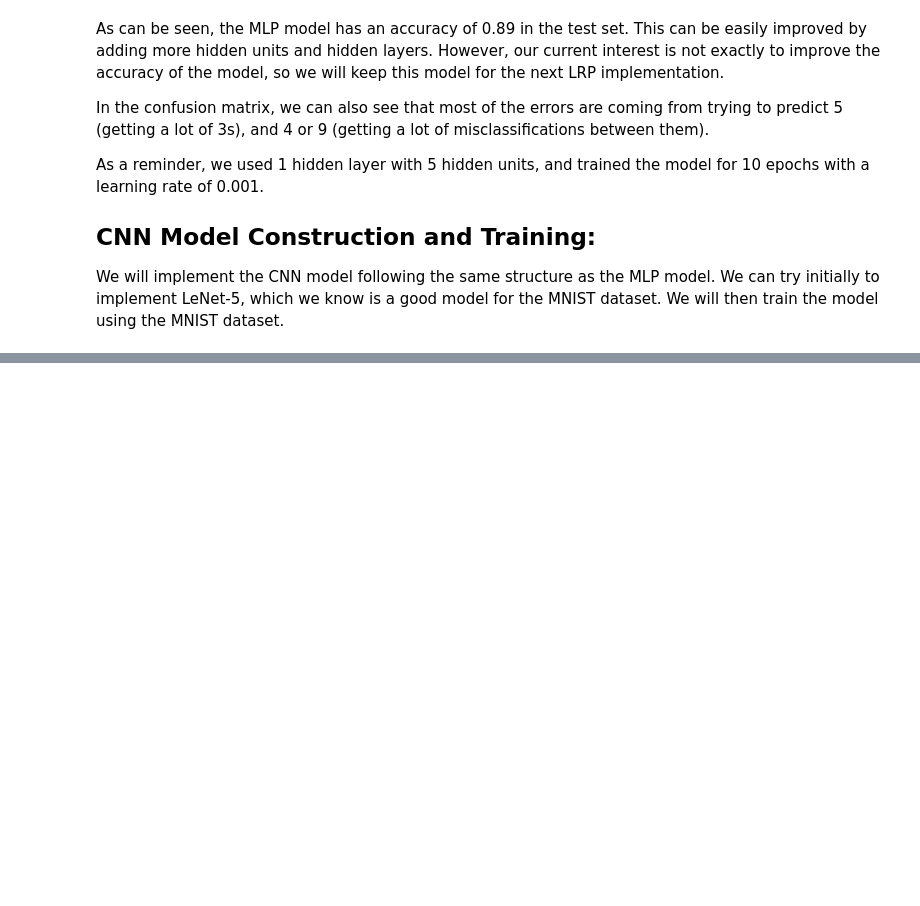
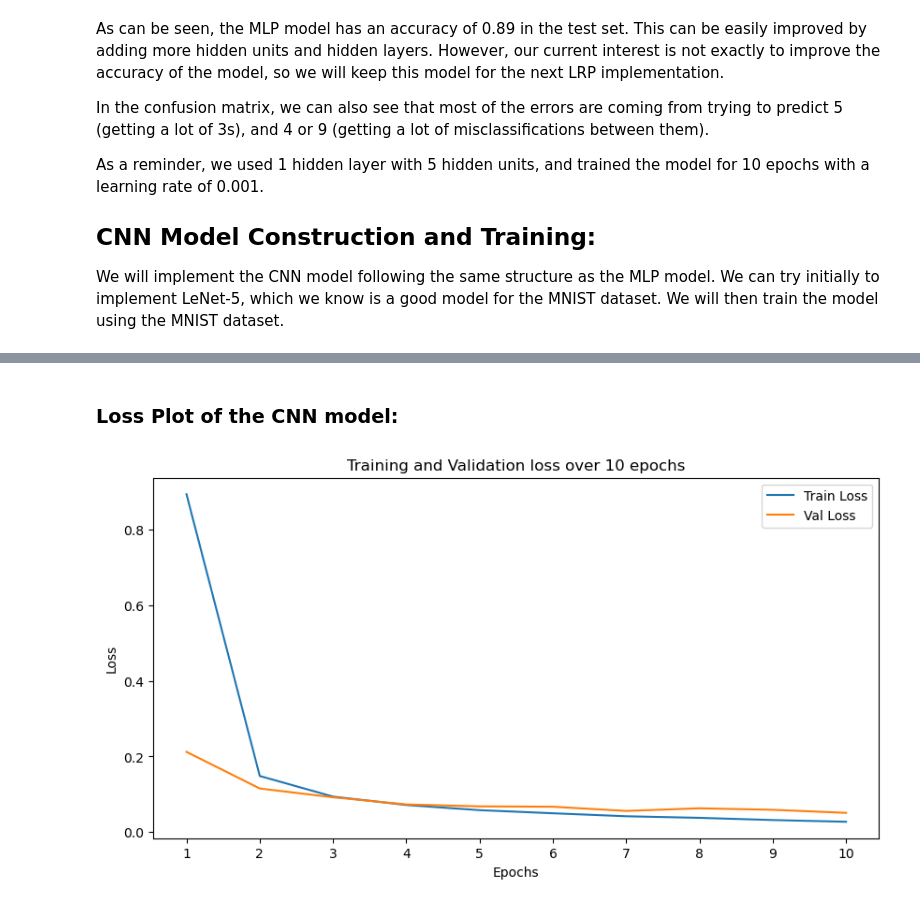
Before and after one commit to CesarAugusto14/studying_interpretability, a Jupyter notebook: vanilla_classifier.ipynb, the cells around one changed output, grey strips where cells are left out. Saved outputs shown, nothing was run; the diff lists cells and outputs as text; code cells hidden in the pictures; blank space fills up the shorter version.

```diff
--- a/vanilla_classifier.ipynb
+++ b/vanilla_classifier.ipynb
@@ -340,0 +439,18 @@ class LeNet5(nn.Module):
+# %% [markdown]
+### Loss Plot of the CNN model:
+# %%
+# Plot
+plt.figure(figsize=(10, 5))
+plt.plot(np.arange(1, 11, 1), history['train_loss'], label='Train Loss')
+plt.plot(np.arange(1, 11, 1), history['val_loss']  , label='Val Loss')
+plt.xticks(np.arange(1, 11, 1))
+plt.xlabel('Epochs')
+plt.ylabel('Loss')
+plt.legend()
+plt.title('Training and Validation loss over 10 epochs')
+plt.show()
+
+# Save Model:
+torch.save(model, 'models/LeNet5_MNIST.pth')
+# %% [output]
+[figure, added]
```
Also changed, not shown: parts of 6 cells of this notebook.
